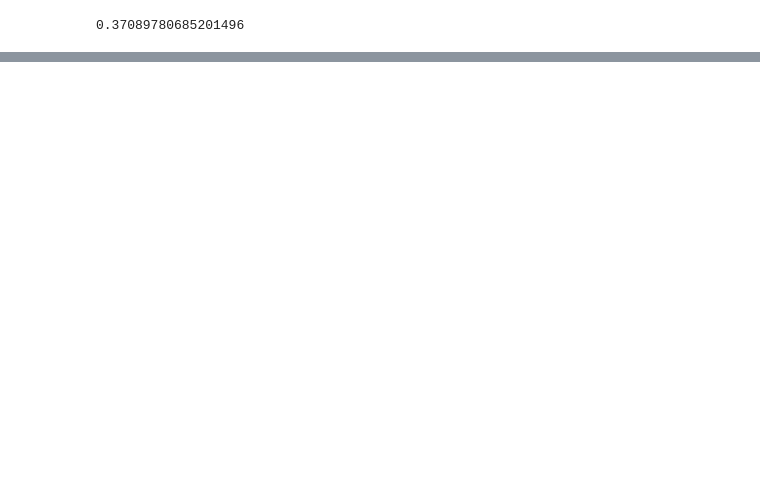
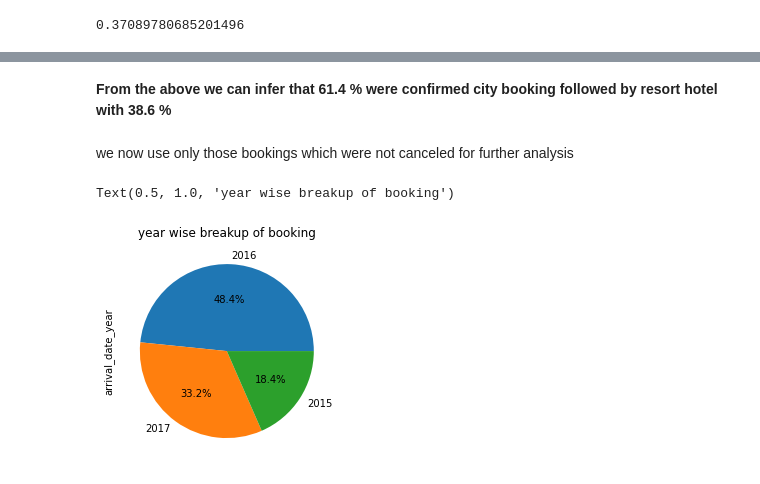
Before and after one commit to jyotirmoy23/Capstone-Project-1, a Jupyter notebook: Copy_of_Hotel_Booking_Analysis_Capstone_Project.ipynb, the cells around one changed output, grey strips where cells are left out. Cells and saved outputs as stored; diff of their text form; code cells hidden in the pictures; blank space fills up the shorter version.

```diff
--- a/Copy_of_Hotel_Booking_Analysis_Capstone_Project.ipynb
+++ b/Copy_of_Hotel_Booking_Analysis_Capstone_Project.ipynb
@@ -160,0 +216,11 @@ print(a)
+# %% [markdown]
+**From the above we can infer that 61.4 % were confirmed city booking followed by resort hotel with 38.6 %**
+# %% [markdown]
+we now use only those bookings which were not canceled for  further analysis
+# %%
+# Find the number of bookings made for every year.
+df_not_cancelled['arrival_date_year'].value_counts().plot.pie(autopct="%.1f%%")
+plt.title('year wise breakup of booking')
+# %% [output]
+Text(0.5, 1.0, 'year wise breakup of booking')
+[figure, added]
```
Also changed, not shown: parts of 12 cells of this notebook.
